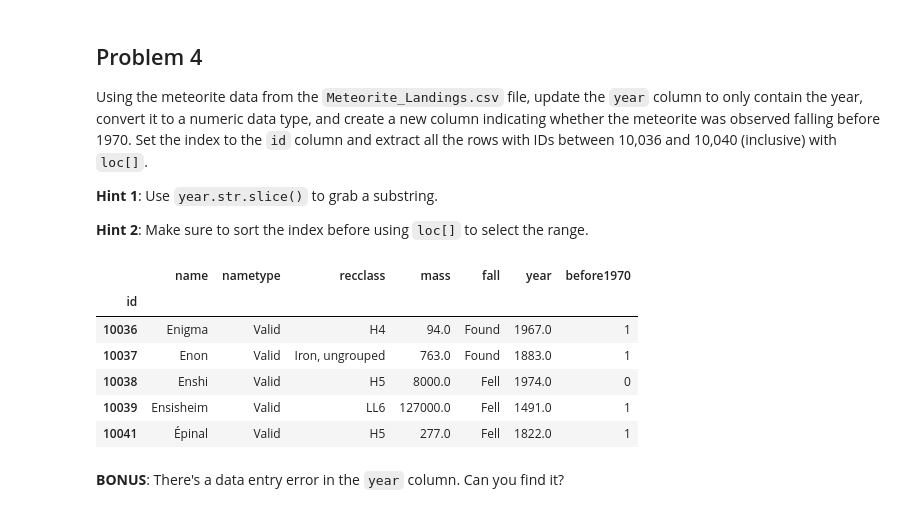
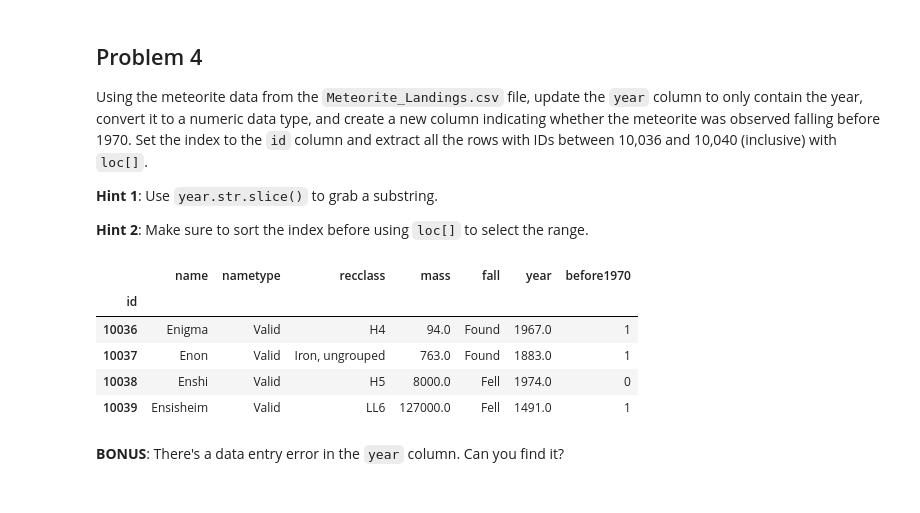
Before and after one commit to SU-IST707-FS25/week-1-materials-aambler, a Jupyter notebook: assignment.ipynb, the cells around one changed output. Cells and saved outputs as stored; diff of their text form; code cells hidden in the pictures.

```diff
--- a/assignment.ipynb
+++ b/assignment.ipynb
@@ -71,23 +71,22 @@ Using the meteorite data from the `Meteorite_Landings.csv` file, update the `yea
 # %%
 # Your code here
 import numpy as np
 
 meteorite_landings.year = meteorite_landings.year.str.slice(start = 6, stop = 10)
 meteorite_landings.year = pd.to_numeric(meteorite_landings.year)
 meteorite_landings["before1970"] = np.where(meteorite_landings["year"]< 1970, 1, 0)
 meteorite_landings.set_index("id", inplace= True)
 meteorite_landings.sort_values("id", inplace = True)
 
 # there is no id equal to 10040
-meteorite_landings.loc[10036:10041]
+meteorite_landings.loc[10036:10040]
 # %% [output]
 |  | name | nametype | recclass | mass | fall | year | before1970 |
 | id |  |  |  |  |  |  |  |
 | 10036 | Enigma | Valid | H4 | 94.0 | Found | 1967.0 | 1 |
 | 10037 | Enon | Valid | Iron, ungrouped | 763.0 | Found | 1883.0 | 1 |
 | 10038 | Enshi | Valid | H5 | 8000.0 | Fell | 1974.0 | 0 |
 | 10039 | Ensisheim | Valid | LL6 | 127000.0 | Fell | 1491.0 | 1 |
-| 10041 | Épinal | Valid | H5 | 277.0 | Fell | 1822.0 | 1 |
 # %% [markdown]
 **BONUS**: There's a data entry error in the `year` column. Can you find it?
 # %%
```
Also changed, not shown: parts of 2 cells of this notebook.
